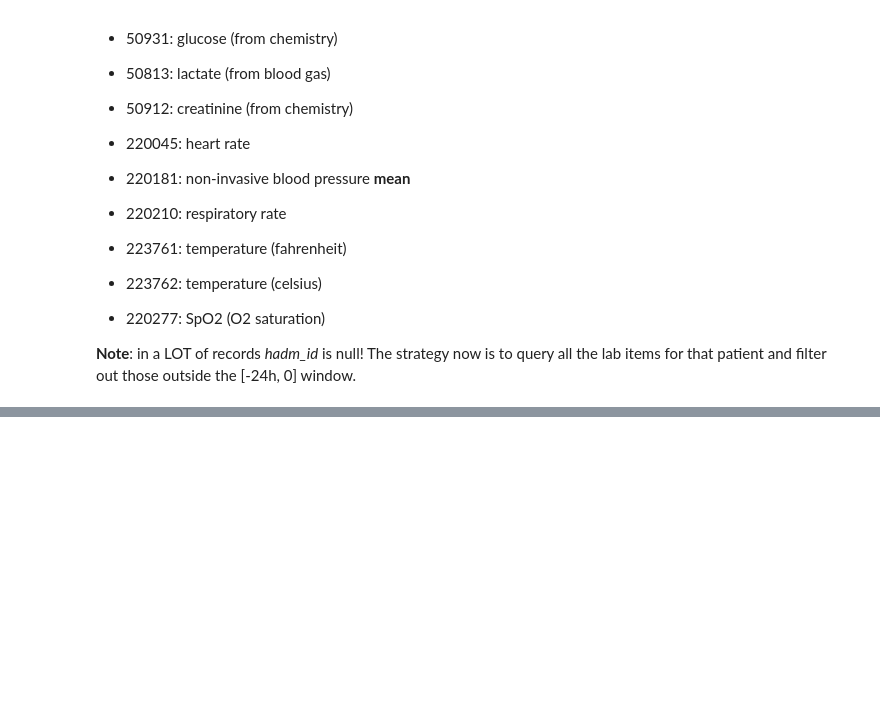
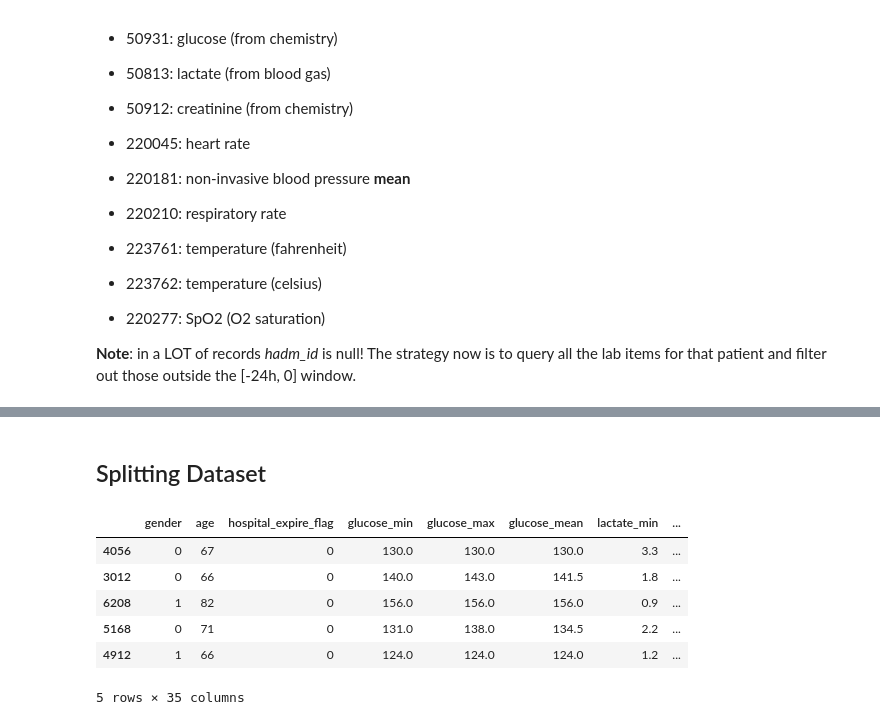
Before and after one commit to Alfablos/mimiciv-multimodal-icu-mortality, a Jupyter notebook: dataset_creation.ipynb, the cells around one changed output, grey strips where cells are left out. Drawn from its saved outputs; the diff is of its cells as text; code cells hidden in the pictures; blank space fills up the shorter version.

```diff
--- a/dataset_creation.ipynb
+++ b/dataset_creation.ipynb
@@ -795,0 +672,13 @@ len(result)
+# %%
+# Columns the model won't see
+hidden_features = ['subject_id', 'stay_id', 'study_id', 'dicom_id', 'icu_intime']
+to_onehot = ['gender']
+
+for c in ds.columns:
+  onehot = c in to_onehot
+  hidden = c in hidden_features
+  print(
+    c, "=>", ds[c].dtype,
+  "| ONEHOT" if c in to_onehot else "",
+  "| HIDDEN" if c in hidden_features else ""
+  )
@@ -795,0 +757,21 @@ len(result)
+# %% [markdown]
+## Splitting Dataset
+# %%
+train_ds, other_ds = train_test_split(ds, test_size=0.2, shuffle=True, random_state=42)
+val_ds, test_ds = train_test_split(other_ds, test_size=0.1)
+# %%
+# Compute the median value for columns that were allowed to contain missing data
+
+medians: dict[str, float] = dict()
+
+for col in train_ds.columns:
+    if train_ds[col].isna().any() and pd.api.types.is_numeric_dtype(train_ds[col]):
+        if col in allowed_missing:
+            median = float(train_ds[col].median())
+            medians[col] = median
+        else:
+            print(f'Skipping computing median value for {col} as it\'s not allowed to be missing.')
+# %%
+train_ds = prepare_set(train_ds, medians)
+val_ds = prepare_set(val_ds, medians)
+test_ds = prepare_set(test_ds, medians)
@@ -795,0 +782,10 @@ len(result)
+# %%
+train_ds.head()
+# %% [output]
+|  | gender | age | hospital_expire_flag | glucose_min | glucose_max | glucose_mean | lactate_min | ... |
+| 4056 | 0 | 67 | 0 | 130.0 | 130.0 | 130.0 | 3.3 | ... |
+| 3012 | 0 | 66 | 0 | 140.0 | 143.0 | 141.5 | 1.8 | ... |
+| 6208 | 1 | 82 | 0 | 156.0 | 156.0 | 156.0 | 0.9 | ... |
+| 5168 | 0 | 71 | 0 | 131.0 | 138.0 | 134.5 | 2.2 | ... |
+| 4912 | 1 | 66 | 0 | 124.0 | 124.0 | 124.0 | 1.2 | ... |
+5 rows × 35 columns
```
Also changed, not shown: parts of 24 cells of this notebook.
